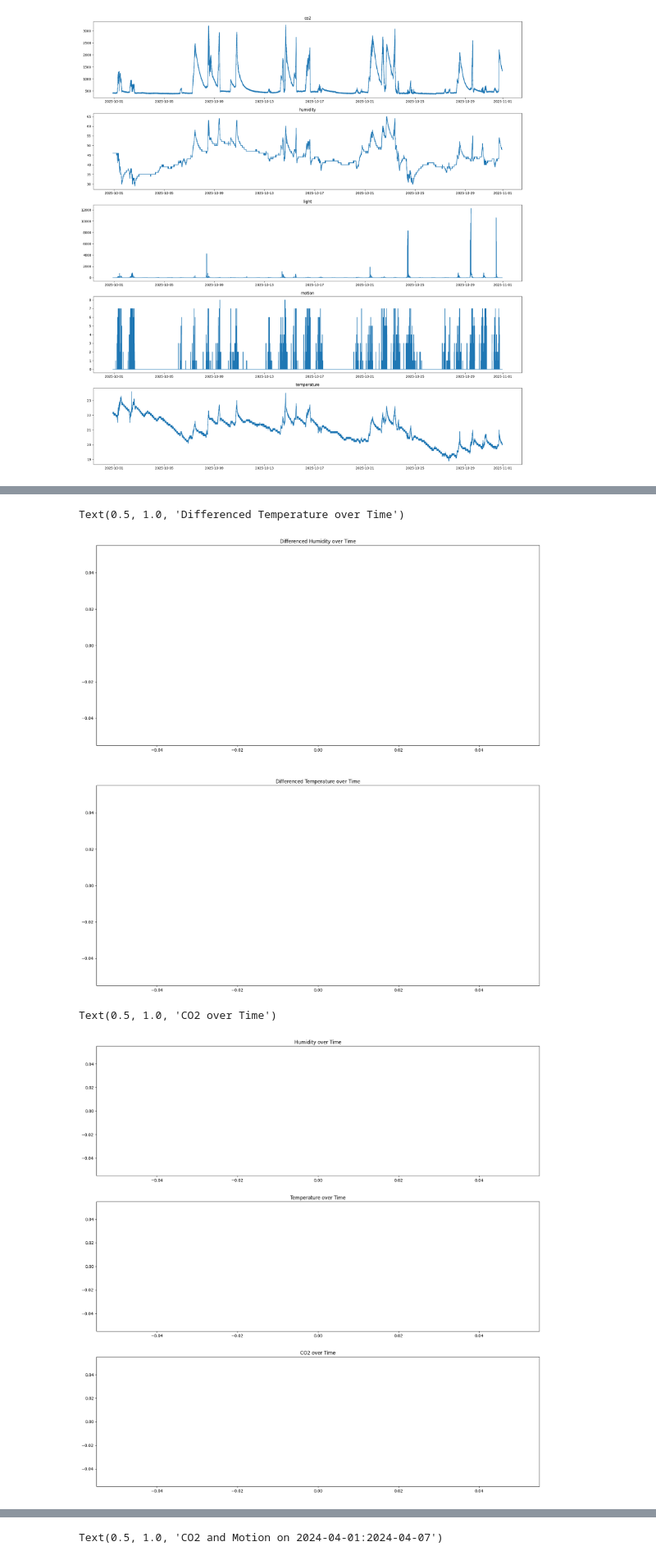
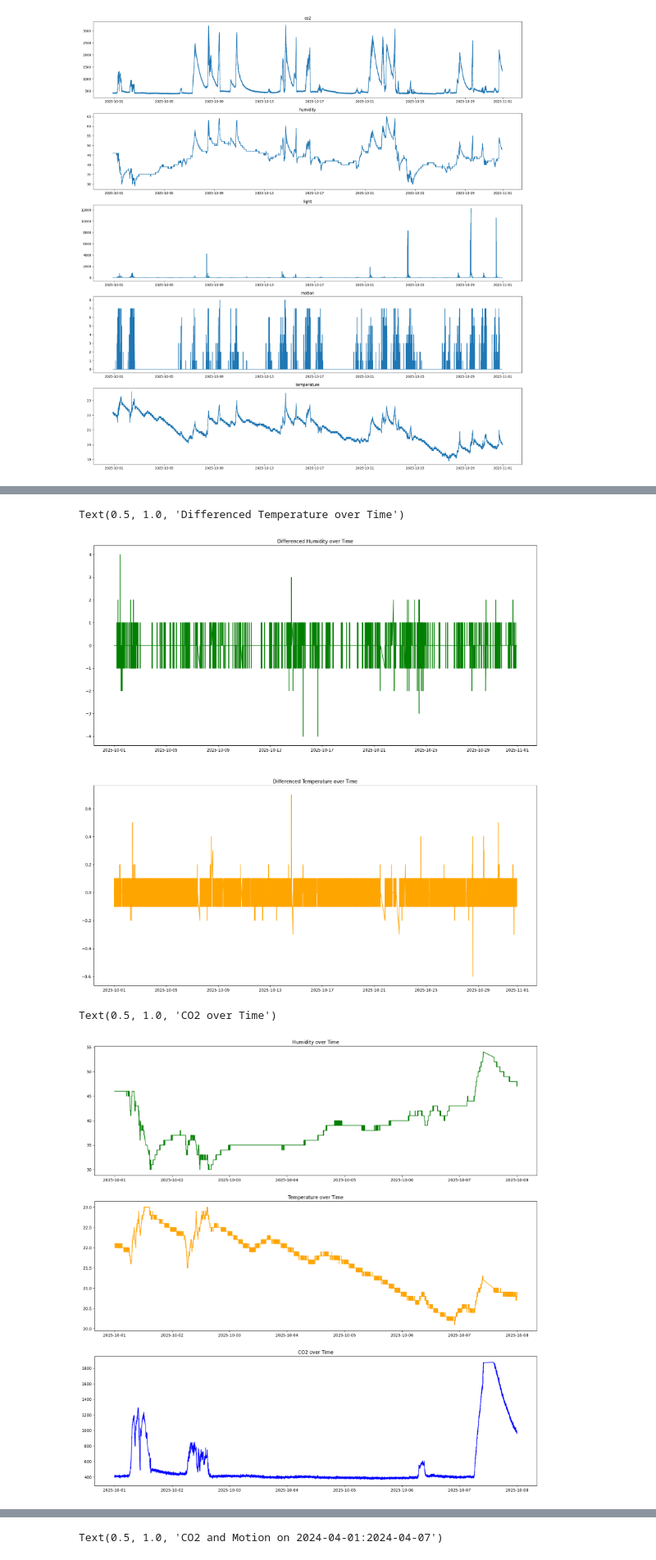
Before and after one commit to ha-kev/HM-Sense-OCC, a Jupyter notebook: eda_sensor.ipynb, the cells around one changed output, grey strips where cells are left out. Shown at 82% size. Drawn from its saved outputs; the diff is of its cells as text; code cells hidden in the pictures.

```diff
--- a/eda_sensor.ipynb
+++ b/eda_sensor.ipynb
@@ -54,7 +54,7 @@ dtype: object
 from matplotlib import use
 
 
-#df_year = df.loc['2023-04-01':'2025-04-01']
+df_year = df.loc['2025-10-01':'2025-11-01']
 
 fig, ax = plt.subplots(5, 1, figsize=(24, 25))
 
@@ -126,19 +118,19 @@ ax2.plot(df_diff.index, df_diff['temperature'], label='Temperature', color='oran
 ax2.set_title('Differenced Temperature over Time')
 # %% [output]
 Text(0.5, 1.0, 'Differenced Temperature over Time')
-[figure, old version]
+[figure, new version]
 # %%
-df_week = df_year['2024-04-01':'2024-04-07'].copy() # Monday
+df_week = df_year['2025-10-01':'2025-10-07'].copy() # Monday
 
 fig, (ax1, ax2, ax3) = plt.subplots(3, 1, figsize=(20, 20))
 
 ax1.plot(df_week.index, df_week['humidity'], label='Humidity', color='green')
 ax1.set_title('Humidity over Time')
 ax2.plot(df_week.index, df_week['temperature'], label='Temperature', color='orange')
 ax2.set_title('Temperature over Time')
 ax3.plot(df_week.index, df_week['co2'], label='CO2', color='blue')
 ax3.set_title('CO2 over Time')
 # %% [output]
 Text(0.5, 1.0, 'CO2 over Time')
-[figure, old version]
+[figure, new version]
 # %%
```
Also changed, not shown: parts of 5 cells of this notebook, 16 other files.
